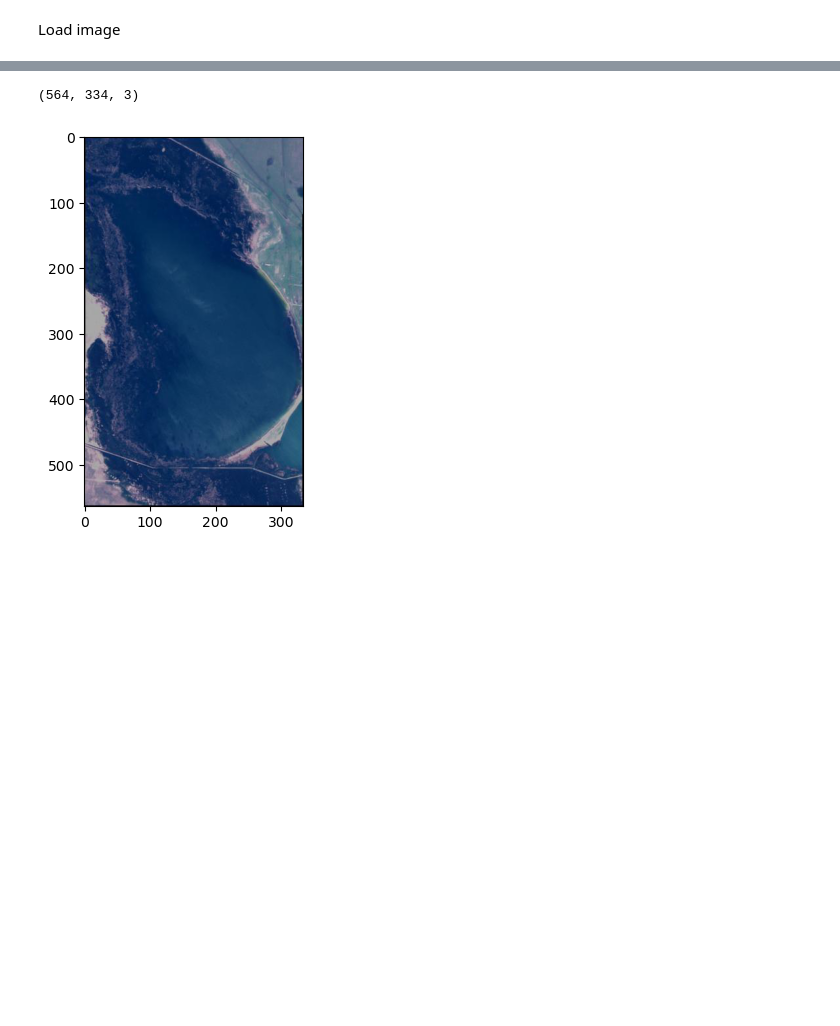
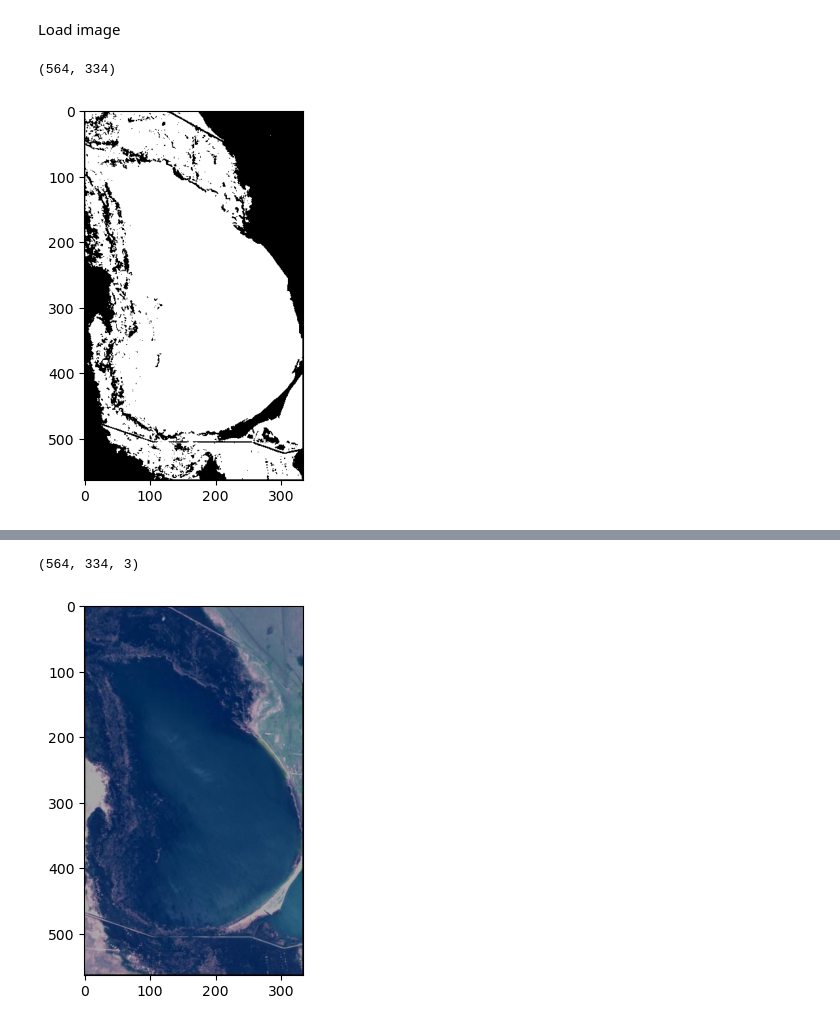
Before and after one commit to pacuriel/aiptasia, a Jupyter notebook: unet/water_body_test/test.ipynb, the cells around one changed output, grey strips where cells are left out. Cells and saved outputs as stored; diff of their text form; code cells hidden in the pictures; blank space fills up the shorter version.

Commit message:
updated gitignore. tested running u-net in main. started modified version of u-net. updating mask to binary.

```diff
--- a/unet/water_body_test/test.ipynb
+++ b/unet/water_body_test/test.ipynb
@@ -10,9 +10,22 @@ from utils import resizeImage, makeImageSquare
 Load image
 # %%
 image_dir = "C:\\Users\\giant\\Desktop\\aiptasia\\data\\water_body_data\\Images"
+mask_dir = "C:\\Users\\giant\\Desktop\\aiptasia\\data\\water_body_data\\Masks"
 num_images = len(os.listdir(image_dir))
 img_idx = random.sample(list(range(num_images)), k=1)[0]
 # test_img_name = sorted(os.listdir(image_dir))[img_idx]
 test_img_name = "water_body_1113.jpg"
 test_img = cv2.imread(filename=os.path.join(image_dir, test_img_name))
 test_img = cv2.cvtColor(test_img, cv2.COLOR_BGR2RGB) #converting to RGB
+# %%
+mask = cv2.imread(os.path.join(mask_dir, test_img_name), cv2.IMREAD_GRAYSCALE)
+mask.shape
+# %% [output]
+(564, 334)
+# %%
+(thresh, im_bw) = cv2.threshold(mask, 128, 255, cv2.THRESH_BINARY | cv2.THRESH_OTSU)
+im_bw[im_bw == 255] = 1 #converting to binary 0, 1
+plt.imshow(im_bw, cmap='binary_r')
+plt.show()
+# %% [output]
+[figure, added]
```
Also changed, not shown: parts of 1 cell of this notebook, 5 other files.
